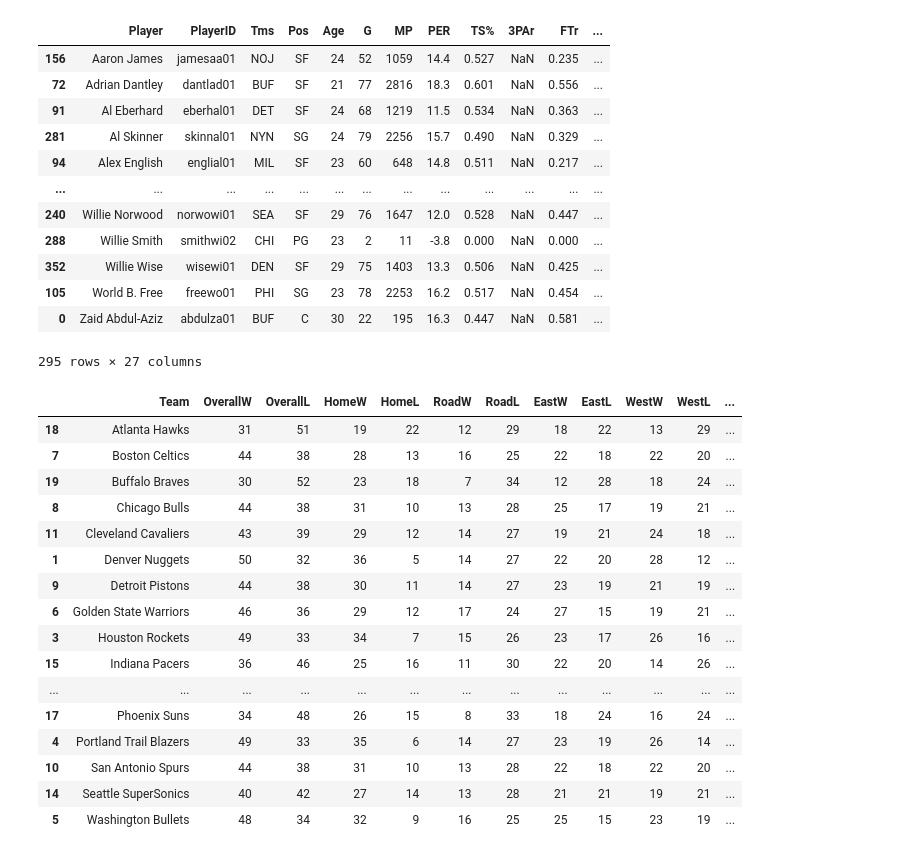
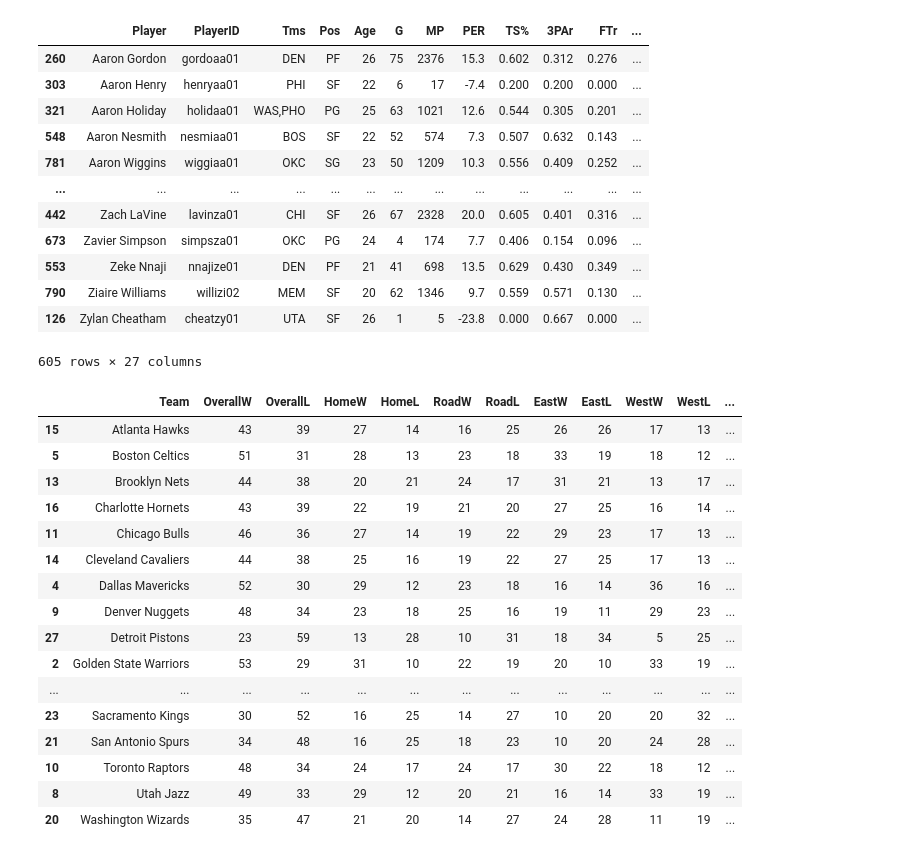
Before and after one commit to AustinMayerhofer/NBA-metrics, a Jupyter notebook: src/data_cleaning.ipynb, the cells around one changed output. Drawn from its saved outputs; the diff is of its cells as text; code cells hidden in the pictures.

Commit message:
renaming 2021-22 NBA data to have NBA in the names

```diff
--- a/src/data_cleaning.ipynb
+++ b/src/data_cleaning.ipynb
@@ -82,7 +83,7 @@ df
 import pandas as pd
 import myconstants as c
 
-df = pd.read_csv(f'../data/years/{SEASON}/raw/{SEASON}_Player_Advanced.csv')
+df = pd.read_csv(f'../data/years/{SEASON}/raw/{SEASON}_{LEAGUE}_Player_Advanced.csv')
 
 # Add column [PlayerID]
 df['PlayerID'] = df['Player'].str.extract('(' + c.EVERYTHING_AFTER_BACKSLASH + ')')
@@ -131,30 +132,30 @@ df.insert(df.columns.get_loc('PlayerID') + 1, col.name, col)
 df = df.sort_values('Player')
 
 # write clean data to storage
-df.to_csv(f'../data/years/{SEASON}/clean/{SEASON}_Player_Advanced.csv', index=False)
+df.to_csv(f'../data/years/{SEASON}/clean/{SEASON}_{LEAGUE}_Player_Advanced.csv', index=False)
 
 df
 # %% [output]
 |  | Player | PlayerID | Tms | Pos | Age | G | MP | PER | TS% | 3PAr | FTr | ... |
-| 156 | Aaron James | jamesaa01 | NOJ | SF | 24 | 52 | 1059 | 14.4 | 0.527 | NaN | 0.235 | ... |
-| 72 | Adrian Dantley | dantlad01 | BUF | SF | 21 | 77 | 2816 | 18.3 | 0.601 | NaN | 0.556 | ... |
-| 91 | Al Eberhard | eberhal01 | DET | SF | 24 | 68 | 1219 | 11.5 | 0.534 | NaN | 0.363 | ... |
-| 281 | Al Skinner | skinnal01 | NYN | SG | 24 | 79 | 2256 | 15.7 | 0.490 | NaN | 0.329 | ... |
-| 94 | Alex English | englial01 | MIL | SF | 23 | 60 | 648 | 14.8 | 0.511 | NaN | 0.217 | ... |
+| 260 | Aaron Gordon | gordoaa01 | DEN | PF | 26 | 75 | 2376 | 15.3 | 0.602 | 0.312 | 0.276 | ... |
+| 303 | Aaron Henry | henryaa01 | PHI | SF | 22 | 6 | 17 | -7.4 | 0.200 | 0.200 | 0.000 | ... |
+| 321 | Aaron Holiday | holidaa01 | WAS,PHO | PG | 25 | 63 | 1021 | 12.6 | 0.544 | 0.305 | 0.201 | ... |
+| 548 | Aaron Nesmith | nesmiaa01 | BOS | SF | 22 | 52 | 574 | 7.3 | 0.507 | 0.632 | 0.143 | ... |
+| 781 | Aaron Wiggins | wiggiaa01 | OKC | SG | 23 | 50 | 1209 | 10.3 | 0.556 | 0.409 | 0.252 | ... |
 | ... | ... | ... | ... | ... | ... | ... | ... | ... | ... | ... | ... | ... |
-| 240 | Willie Norwood | norwowi01 | SEA | SF | 29 | 76 | 1647 | 12.0 | 0.528 | NaN | 0.447 | ... |
-| 288 | Willie Smith | smithwi02 | CHI | PG | 23 | 2 | 11 | -3.8 | 0.000 | NaN | 0.000 | ... |
-| 352 | Willie Wise | wisewi01 | DEN | SF | 29 | 75 | 1403 | 13.3 | 0.506 | NaN | 0.425 | ... |
-| 105 | World B. Free | freewo01 | PHI | SG | 23 | 78 | 2253 | 16.2 | 0.517 | NaN | 0.454 | ... |
-| 0 | Zaid Abdul-Aziz | abdulza01 | BUF | C | 30 | 22 | 195 | 16.3 | 0.447 | NaN | 0.581 | ... |
+| 442 | Zach LaVine | lavinza01 | CHI | SF | 26 | 67 | 2328 | 20.0 | 0.605 | 0.401 | 0.316 | ... |
+| 673 | Zavier Simpson | simpsza01 | OKC | PG | 24 | 4 | 174 | 7.7 | 0.406 | 0.154 | 0.096 | ... |
+| 553 | Zeke Nnaji | nnajize01 | DEN | PF | 21 | 41 | 698 | 13.5 | 0.629 | 0.430 | 0.349 | ... |
+| 790 | Ziaire Williams | willizi02 | MEM | SF | 20 | 62 | 1346 | 9.7 | 0.559 | 0.571 | 0.130 | ... |
+| 126 | Zylan Cheatham | cheatzy01 | UTA | SF | 26 | 1 | 5 | -23.8 | 0.000 | 0.667 | 0.000 | ... |
-295 rows × 27 columns
+605 rows × 27 columns
 # %%
 # TEAM STANDINGS CLEANING
 
 import pandas as pd
 import myconstants as c
 
-df = pd.read_csv(f'../data/years/{SEASON}/raw/{SEASON}_Team_Standings.csv')
+df = pd.read_csv(f'../data/years/{SEASON}/raw/{SEASON}_{LEAGUE}_Team_Standings.csv')
 
 pd.set_option('display.max_columns', None)
 
@@ -165,47 +166,47 @@ df = df.drop('Rk', 1)
 df = df.rename(columns={'E': 'East','W': 'West'})
 
 # Division columns renaming
 df = df.rename(columns={'A': 'Atlantic', 'C': 'Central',
     'SE': 'Southeast', 'NW': 'Northwest',
     'P': 'Pacific', 'SW': 'Southwest'})
 
 # All-Star columns renaming
 df = df.rename(columns={'Pre': 'PreAllStar', 'Post': 'PostAllStar'})
 
 # Margin columns renaming
 df = df.rename(columns={'≤3': '≤3Margin', '≥10': '≥10Margin'})
 
 # Month columns renaming
 # None needed
 
 # Separate W-L columns into 2 columns: W and L
 WinLossColumns = df.columns.drop('Team')
 for col in WinLossColumns:
     df[['{}W'.format(col), '{}L'.format(col)]] = df[col].str.split('-', n=1, expand=True)
 df = df.drop(WinLossColumns, axis=1)
 
 # Sort by team name, stylistic choice
 df = df.sort_values('Team')
 
 # write clean data to storage
-df.to_csv(f'../data/years/{SEASON}/clean/{SEASON}_Team_Standings.csv', index=False)
+df.to_csv(f'../data/years/{SEASON}/clean/{SEASON}_{LEAGUE}_Team_Standings.csv', index=False)
 
 df
 # %% [output]
 |  | Team | OverallW | OverallL | HomeW | HomeL | RoadW | RoadL | EastW | EastL | WestW | WestL | ... |
-| 18 | Atlanta Hawks | 31 | 51 | 19 | 22 | 12 | 29 | 18 | 22 | 13 | 29 | ... |
-| 7 | Boston Celtics | 44 | 38 | 28 | 13 | 16 | 25 | 22 | 18 | 22 | 20 | ... |
-| 19 | Buffalo Braves | 30 | 52 | 23 | 18 | 7 | 34 | 12 | 28 | 18 | 24 | ... |
-| 8 | Chicago Bulls | 44 | 38 | 31 | 10 | 13 | 28 | 25 | 17 | 19 | 21 | ... |
-| 11 | Cleveland Cavaliers | 43 | 39 | 29 | 12 | 14 | 27 | 19 | 21 | 24 | 18 | ... |
-| 1 | Denver Nuggets | 50 | 32 | 36 | 5 | 14 | 27 | 22 | 20 | 28 | 12 | ... |
-| 9 | Detroit Pistons | 44 | 38 | 30 | 11 | 14 | 27 | 23 | 19 | 21 | 19 | ... |
-| 6 | Golden State Warriors | 46 | 36 | 29 | 12 | 17 | 24 | 27 | 15 | 19 | 21 | ... |
-| 3 | Houston Rockets | 49 | 33 | 34 | 7 | 15 | 26 | 23 | 17 | 26 | 16 | ... |
-| 15 | Indiana Pacers | 36 | 46 | 25 | 16 | 11 | 30 | 22 | 20 | 14 | 26 | ... |
+| 15 | Atlanta Hawks | 43 | 39 | 27 | 14 | 16 | 25 | 26 | 26 | 17 | 13 | ... |
+| 5 | Boston Celtics | 51 | 31 | 28 | 13 | 23 | 18 | 33 | 19 | 18 | 12 | ... |
+| 13 | Brooklyn Nets | 44 | 38 | 20 | 21 | 24 | 17 | 31 | 21 | 13 | 17 | ... |
+| 16 | Charlotte Hornets | 43 | 39 | 22 | 19 | 21 | 20 | 27 | 25 | 16 | 14 | ... |
+| 11 | Chicago Bulls | 46 | 36 | 27 | 14 | 19 | 22 | 29 | 23 | 17 | 13 | ... |
+| 14 | Cleveland Cavaliers | 44 | 38 | 25 | 16 | 19 | 22 | 27 | 25 | 17 | 13 | ... |
+| 4 | Dallas Mavericks | 52 | 30 | 29 | 12 | 23 | 18 | 16 | 14 | 36 | 16 | ... |
+| 9 | Denver Nuggets | 48 | 34 | 23 | 18 | 25 | 16 | 19 | 11 | 29 | 23 | ... |
+| 27 | Detroit Pistons | 23 | 59 | 13 | 28 | 10 | 31 | 18 | 34 | 5 | 25 | ... |
+| 2 | Golden State Warriors | 53 | 29 | 31 | 10 | 22 | 19 | 20 | 10 | 33 | 19 | ... |
 | ... | ... | ... | ... | ... | ... | ... | ... | ... | ... | ... | ... | ... |
-| 17 | Phoenix Suns | 34 | 48 | 26 | 15 | 8 | 33 | 18 | 24 | 16 | 24 | ... |
-| 4 | Portland Trail Blazers | 49 | 33 | 35 | 6 | 14 | 27 | 23 | 19 | 26 | 14 | ... |
-| 10 | San Antonio Spurs | 44 | 38 | 31 | 10 | 13 | 28 | 22 | 18 | 22 | 20 | ... |
-| 14 | Seattle SuperSonics | 40 | 42 | 27 | 14 | 13 | 28 | 21 | 21 | 19 | 21 | ... |
-| 5 | Washington Bullets | 48 | 34 | 32 | 9 | 16 | 25 | 25 | 15 | 23 | 19 | ... |
+| 23 | Sacramento Kings | 30 | 52 | 16 | 25 | 14 | 27 | 10 | 20 | 20 | 32 | ... |
+| 21 | San Antonio Spurs | 34 | 48 | 16 | 25 | 18 | 23 | 10 | 20 | 24 | 28 | ... |
+| 10 | Toronto Raptors | 48 | 34 | 24 | 17 | 24 | 17 | 30 | 22 | 18 | 12 | ... |
+| 8 | Utah Jazz | 49 | 33 | 29 | 12 | 20 | 21 | 16 | 14 | 33 | 19 | ... |
+| 20 | Washington Wizards | 35 | 47 | 21 | 20 | 14 | 27 | 24 | 28 | 11 | 19 | ... |
```
Also changed, not shown: parts of 3 cells of this notebook, 8 other files.
